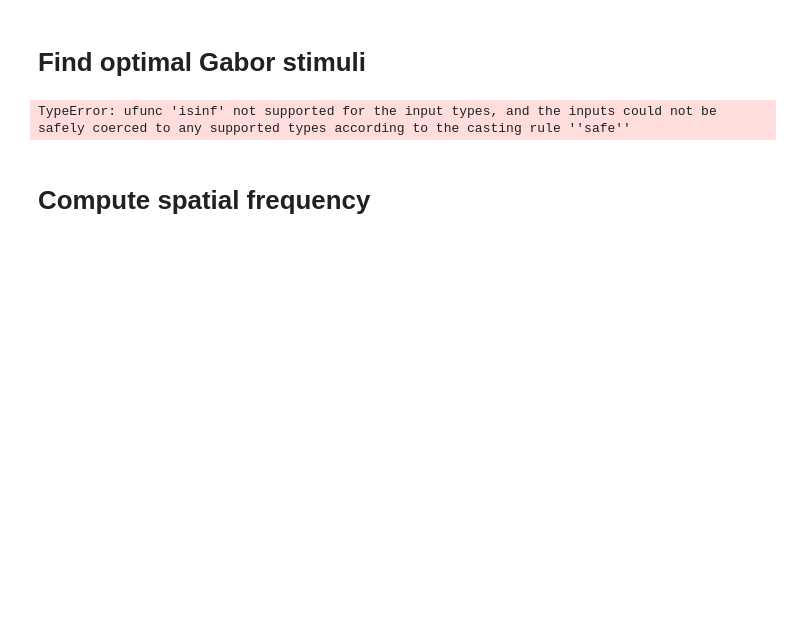
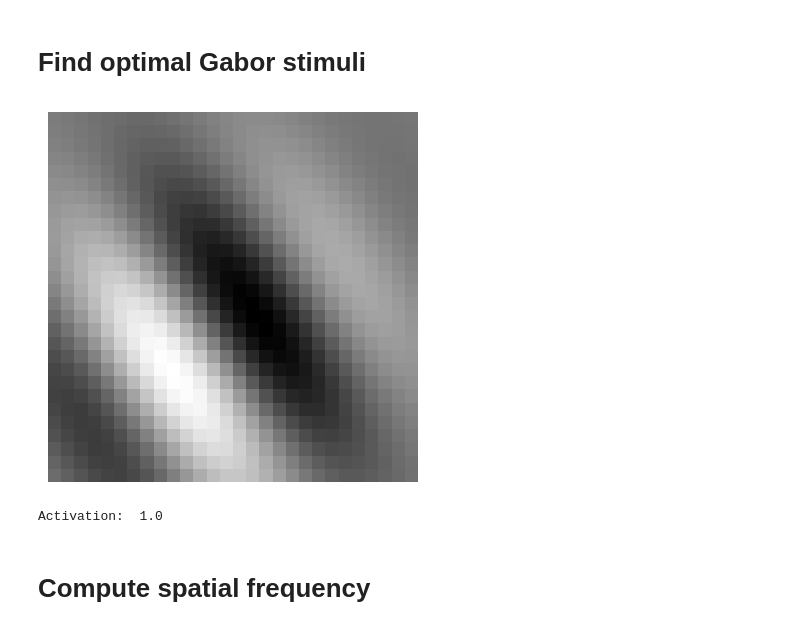
Before and after one commit to lacykaltgr/mei, a Jupyter notebook: examples/example.ipynb, the cells around one changed output. Cells and saved outputs as stored; diff of their text form; code cells hidden in the pictures; blank space fills up the shorter version.

```diff
--- a/examples/example.ipynb
+++ b/examples/example.ipynb
@@ -93,10 +96,11 @@ RuntimeError: mat1 and mat2 shapes cannot be multiplied (28x28 and 784x128)
 # %% [markdown]
 # Find optimal Gabor stimuli
 # %%
-optimal_gabor = gabor.optimal_gabor()
+optimal_gabor = gabor.optimal_gabor(0)
 show_mei(optimal_gabor)
 # %% [output]
+[figure, added]
-TypeError: ufunc 'isinf' not supported for the input types, and the inputs could not be safely coerced to any supported types according to the casting rule ''safe''
+Activation:  1.0
 # %% [markdown]
 # Compute spatial frequency
 # %%
```
Also changed, not shown: parts of 9 cells of this notebook, 7 other files.
